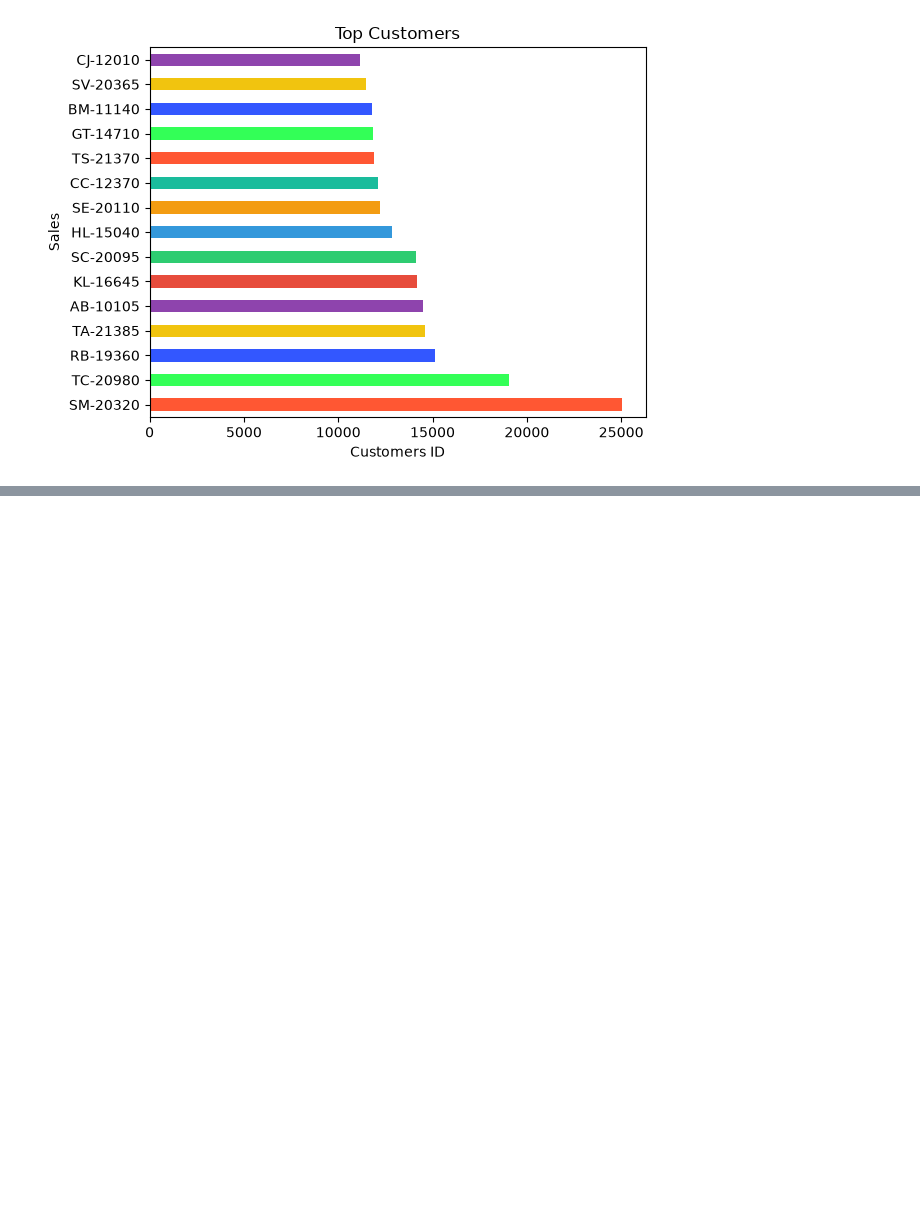
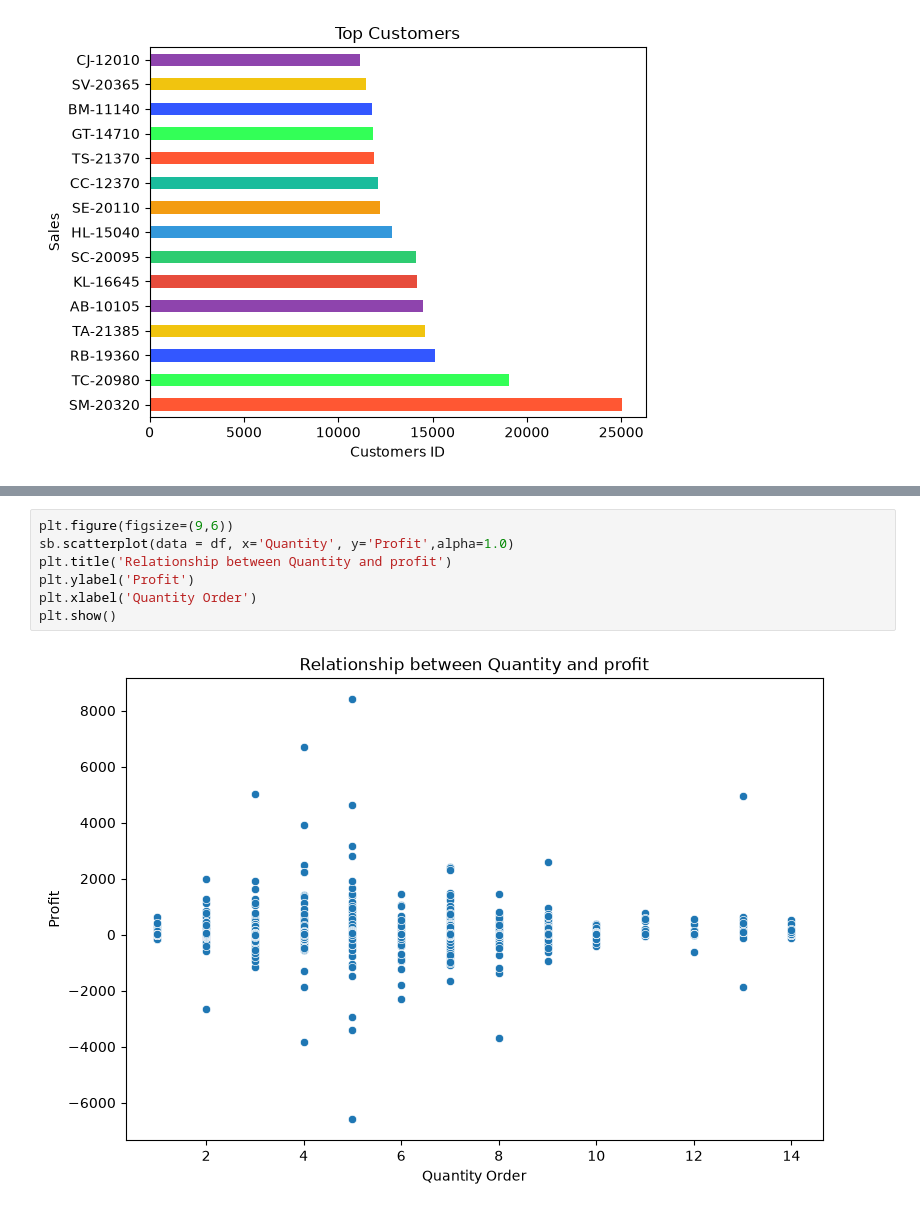
Before and after one commit to Fatima-Arain206/SOFTGROWTECH_INTERNSHIP_FINAL_PROJECT, a Jupyter notebook: Bussiness_DataAnalysisProject/Bussiness_Analysis.ipynb, the cells around one changed output, grey strips where cells are left out. Cells and saved outputs as stored; diff of their text form; blank space fills up the shorter version.

```diff
--- a/Bussiness_DataAnalysisProject/Bussiness_Analysis.ipynb
+++ b/Bussiness_DataAnalysisProject/Bussiness_Analysis.ipynb
@@ -544,0 +589,9 @@ plt.show()
+# %%
+plt.figure(figsize=(9,6))
+sb.scatterplot(data = df, x='Quantity', y='Profit',alpha=1.0)
+plt.title('Relationship between Quantity and profit')
+plt.ylabel('Profit')
+plt.xlabel('Quantity Order')
+plt.show()
+# %% [output]
+[figure, added]
```
Also changed, not shown: parts of 6 cells of this notebook.
